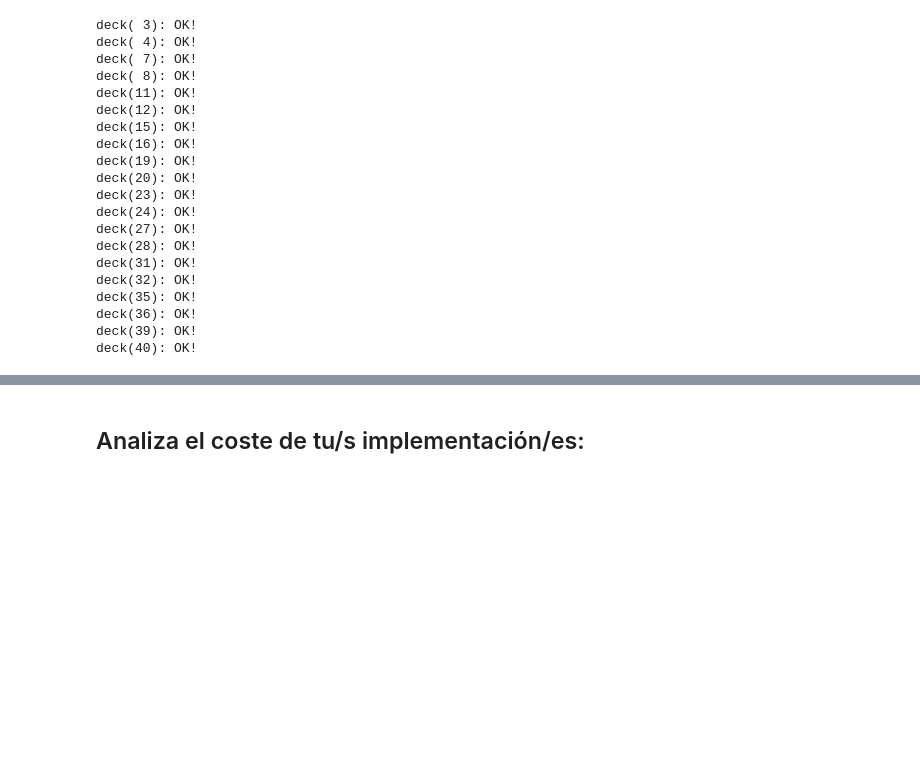
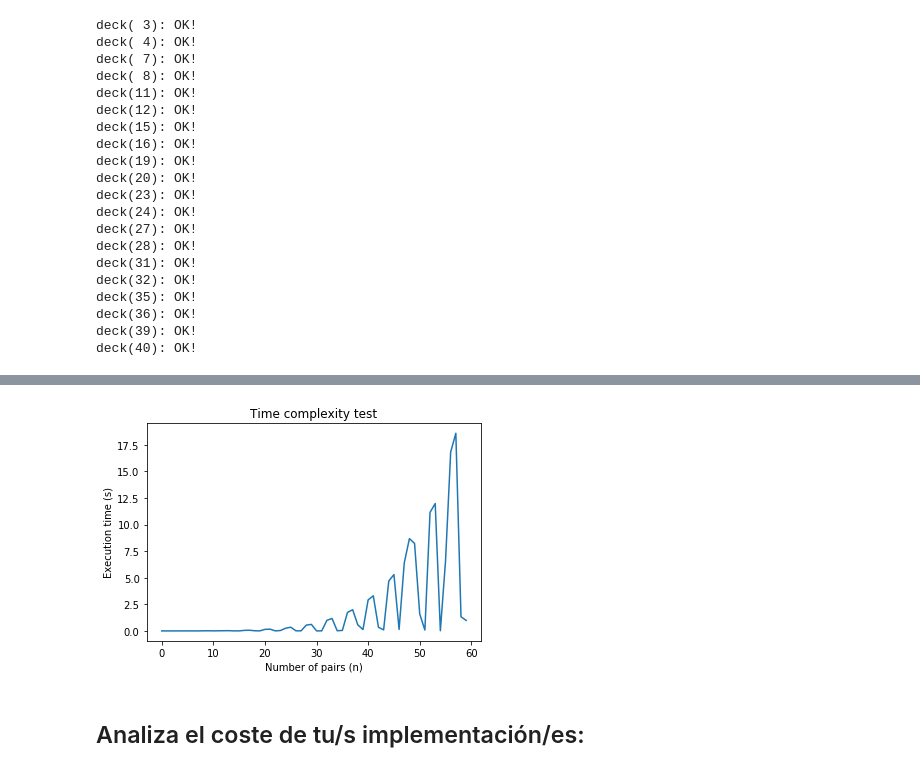
Before and after one commit to OriolMoles/alg2, a Jupyter notebook: 2pac/prob/8/ABO_Yarema_Taras-Enum.ipynb, the cells around one changed output, grey strips where cells are left out. Saved outputs shown, nothing was run; the diff lists cells and outputs as text; code cells hidden in the pictures; blank space fills up the shorter version.

```diff
--- a/2pac/prob/8/ABO_Yarema_Taras-Enum.ipynb
+++ b/2pac/prob/8/ABO_Yarema_Taras-Enum.ipynb
@@ -291,3 +303,20 @@ deck(35): OK!
 deck(36): OK!
 deck(39): OK!
 deck(40): OK!
+# %%
+from time import time
+
+N = 60
+t_arr = []
+
+for n in range(1, N + 1):
+    t = time()
+    sol = deck(n)
+    t = time() - t
+
+    t_arr.append(t)
+
+    if n % 10 == 0:
+        print(f"{n:2d} iterations done")
+
+print(f"Done {n} iterations in {sum(t_arr):4.6f} s.")
@@ -294,3 +331,16 @@ deck(40): OK!
+# %%
+import matplotlib.pyplot as plt
+%matplotlib inline
+
+plt.plot(t_arr)
+
+plt.xlabel("Number of pairs (n)")
+plt.ylabel("Execution time (s)")
+plt.title("Time complexity test")
+
+plt.show()
+# %% [output]
+[figure, added]
 # %% [markdown]
 ## Analiza el coste de tu/s implementación/es:
 # %% [markdown]
```
Also changed, not shown: parts of 9 cells of this notebook.
